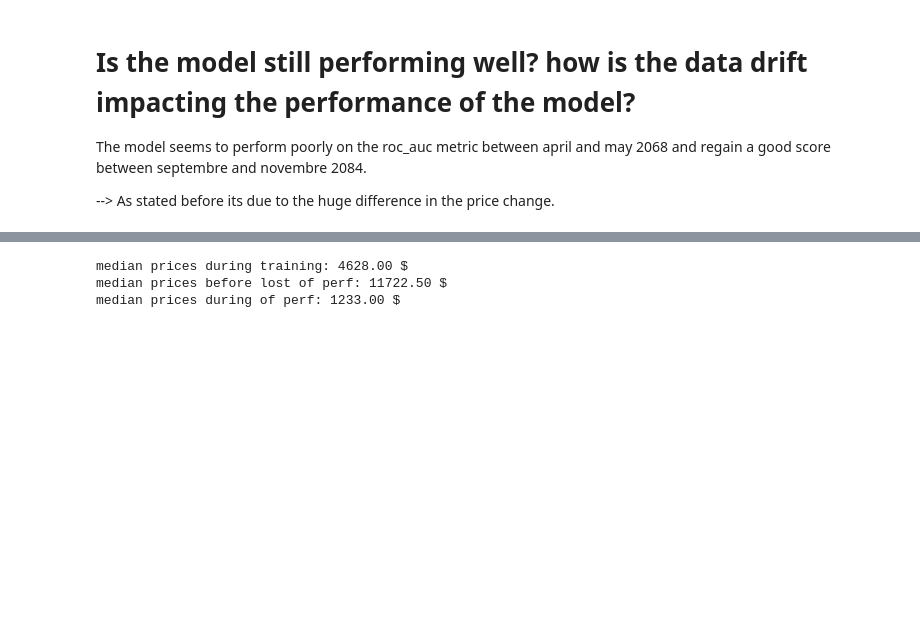
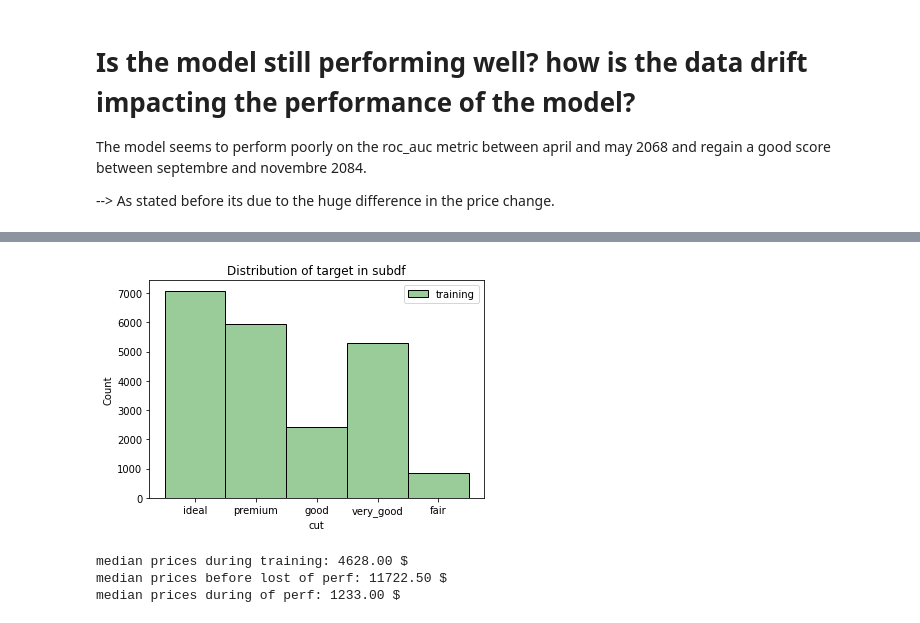
Before and after one commit to ieXLnc/Diamonds_data, a Jupyter notebook: Diamonds Analyse data.ipynb, the cells around one changed output, grey strips where cells are left out. Cells and saved outputs as stored; diff of their text form; code cells hidden in the pictures; blank space fills up the shorter version.

```diff
--- a/Diamonds Analyse data.ipynb
+++ b/Diamonds Analyse data.ipynb
@@ -209,3 +221,13 @@ We can see that our model has a lot of trouble predicting the fair category and
+# %%
+# distribution of target in the sub datasets
+
+sns.histplot(df_training.cut, color='green', alpha=0.4, label='training')
+plt.legend()
+plt.title('Distribution of target in subdf')
+plt.savefig('Plots/distribution_target_training.png')
+plt.show();
+# %% [output]
+[figure, added]
 # %%
 # lets watch the distrib of certain feat in the diff datasets
 
```
Also changed, not shown: parts of 8 cells of this notebook.
